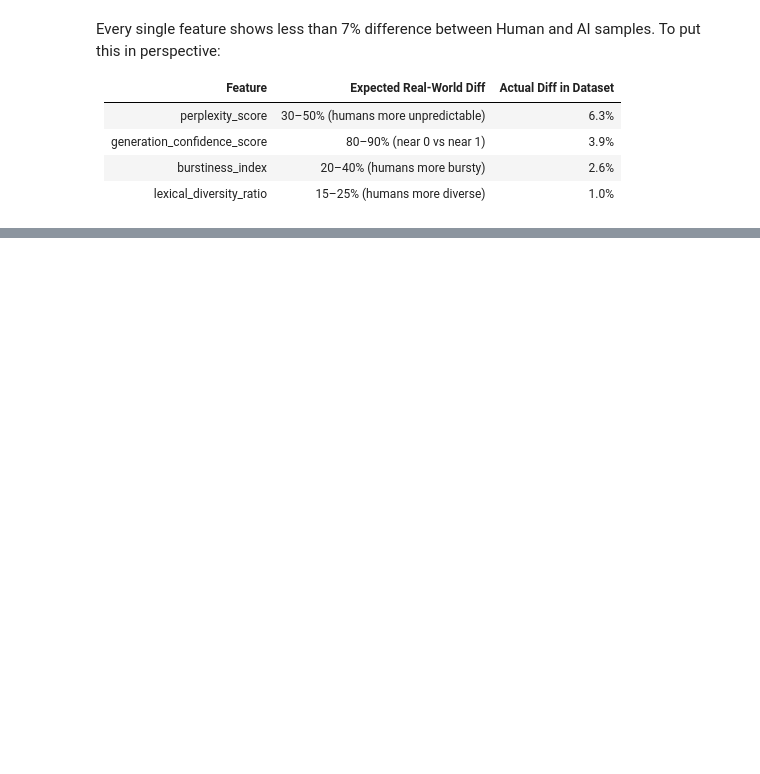
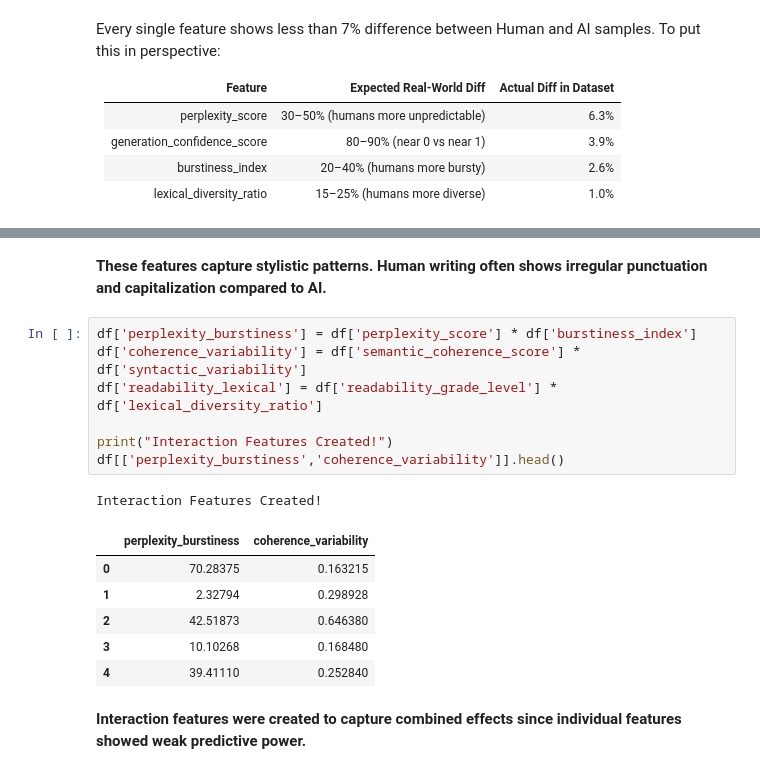
Before and after one commit to M-Taha-99/ML-Project, a Jupyter notebook: phase-2-ml-rollbcsf23m524-taha.ipynb, the cells around one changed output, grey strips where cells are left out. Cells and saved outputs as stored; diff of their text form; blank space fills up the shorter version.

```diff
--- a/phase-2-ml-rollbcsf23m524-taha.ipynb
+++ b/phase-2-ml-rollbcsf23m524-taha.ipynb
@@ -221,0 +332,19 @@ plt.show()
+# %% [markdown]
+**These features capture stylistic patterns. Human writing often shows irregular punctuation and capitalization compared to AI.**
+# %%
+df['perplexity_burstiness'] = df['perplexity_score'] * df['burstiness_index']
+df['coherence_variability'] = df['semantic_coherence_score'] * df['syntactic_variability']
+df['readability_lexical'] = df['readability_grade_level'] * df['lexical_diversity_ratio']
+
+print("Interaction Features Created!")
+df[['perplexity_burstiness','coherence_variability']].head()
+# %% [output]
+Interaction Features Created!
+|  | perplexity_burstiness | coherence_variability |
+| 0 | 70.28375 | 0.163215 |
+| 1 | 2.32794 | 0.298928 |
+| 2 | 42.51873 | 0.646380 |
+| 3 | 10.10268 | 0.168480 |
+| 4 | 39.41110 | 0.252840 |
+# %% [markdown]
+**Interaction features were created to capture combined effects since individual features showed weak predictive power.**
```
Also changed, not shown: parts of 28 cells of this notebook.
